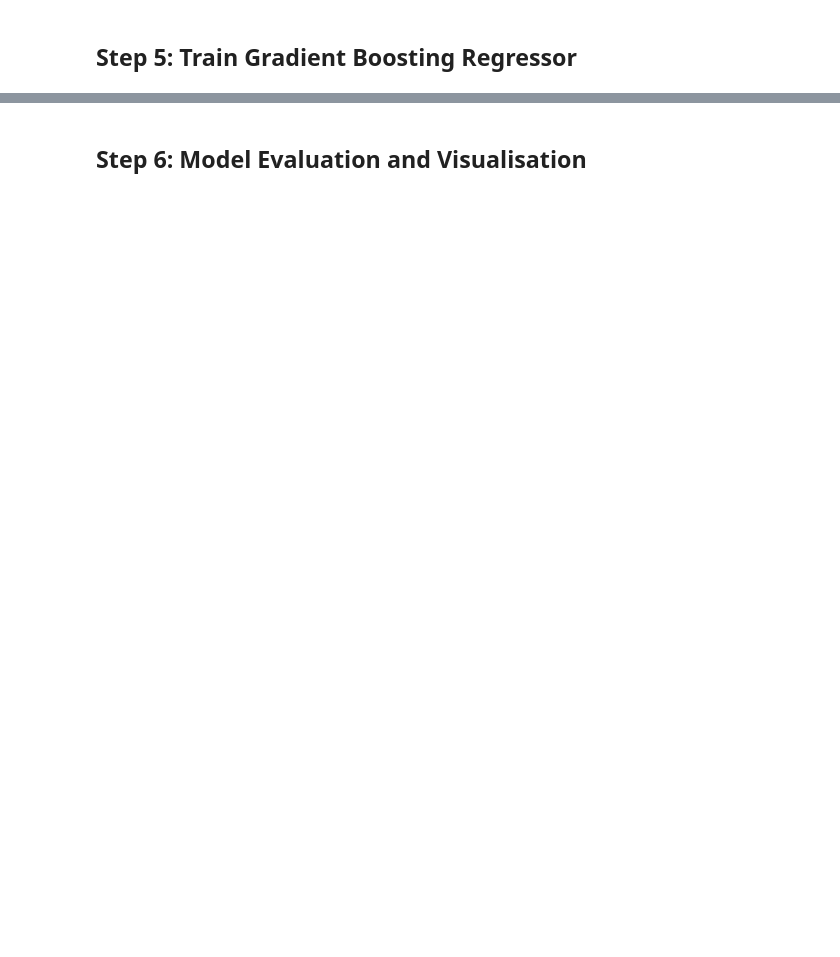
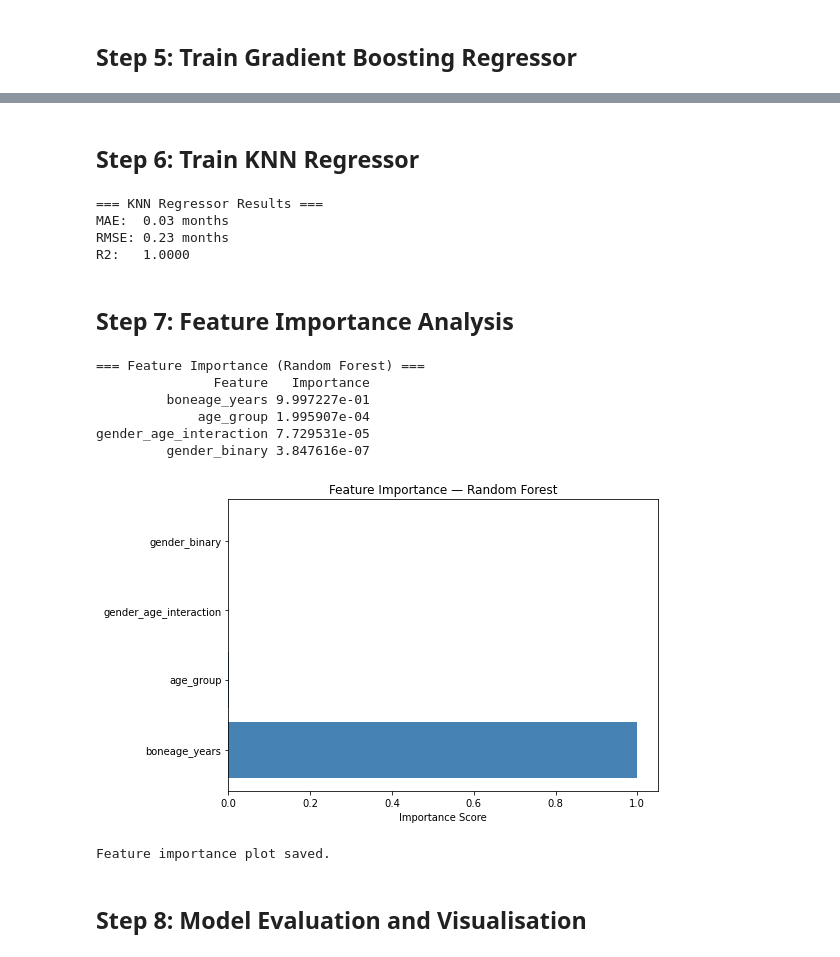
Before and after one commit to hasanarican/rsna-boneage-bigdata, a Jupyter notebook: 02_machine_learning.ipynb, the cells around one changed output, grey strips where cells are left out. Cells and saved outputs as stored; diff of their text form; code cells hidden in the pictures; blank space fills up the shorter version.

```diff
--- a/02_machine_learning.ipynb
+++ b/02_machine_learning.ipynb
@@ -58,16 +55,34 @@ Cleaned dataset shape: (12611, 3)
 # %%
-# Feature engineering
+# Feature engineering — multiple features
 df['gender_binary'] = df['male'].astype(int)
+df['boneage_years'] = df['boneage'] / 12.0
+df['age_group'] = pd.cut(
+    df['boneage'],
+    bins=[0, 60, 120, 168, 228],
+    labels=[0, 1, 2, 3]
+).astype(int)
+df['gender_age_interaction'] = df['gender_binary'] * df['boneage_years']
 
 # Features and target
-X = df[['gender_binary']]
+feature_cols = ['gender_binary', 'boneage_years', 'age_group', 'gender_age_interaction']
+X = df[feature_cols]
 y = df['boneage']
+
+print('Features used:')
+for f in feature_cols:
+    print(f'  - {f}')
+print(f'\nTotal samples: {len(X)}')
 
 # Train/validation/test split (70/15/15)
 X_train, X_temp, y_train, y_temp = train_test_split(X, y, test_size=0.30, random_state=42)
-X_val,   X_test, y_val,   y_test  = train_test_split(X_temp, y_temp, test_size=0.50, random_state=42)
+X_val, X_test, y_val, y_test = train_test_split(X_temp, y_temp, test_size=0.50, random_state=42)
 
-print(f'Training set:   {X_train.shape[0]} samples')
+print(f'\nTraining set:   {X_train.shape[0]} samples')
 print(f'Validation set: {X_val.shape[0]} samples')
 print(f'Test set:       {X_test.shape[0]} samples')
+
+# Scale features for KNN
+scaler = StandardScaler()
+X_train_scaled = scaler.fit_transform(X_train)
+X_test_scaled  = scaler.transform(X_test)
 # %% [output]
@@ -133,3 +150,53 @@ R2:   0.0586
+# %% [markdown]
+## Step 6: Train KNN Regressor
+# %%
+knn_model = KNeighborsRegressor(n_neighbors=10)
+knn_model.fit(X_train_scaled, y_train)
+y_pred_knn = knn_model.predict(X_test_scaled)
+
+mae_knn  = mean_absolute_error(y_test, y_pred_knn)
+rmse_knn = mean_squared_error(y_test, y_pred_knn, squared=False)
+r2_knn   = r2_score(y_test, y_pred_knn)
+
+print('=== KNN Regressor Results ===')
+print(f'MAE:  {mae_knn:.2f} months')
+print(f'RMSE: {rmse_knn:.2f} months')
+print(f'R2:   {r2_knn:.4f}')
+# %% [output]
+=== KNN Regressor Results ===
+MAE:  0.03 months
+RMSE: 0.23 months
+R2:   1.0000
+# %% [markdown]
+## Step 7: Feature Importance Analysis
+# %%
+# Feature importance from Random Forest
+importances = rf_model.feature_importances_
+feat_df = pd.DataFrame({
+    'Feature': feature_cols,
+    'Importance': importances
+}).sort_values('Importance', ascending=False)
+
+print('=== Feature Importance (Random Forest) ===')
+print(feat_df.to_string(index=False))
+
+fig, ax = plt.subplots(figsize=(8, 5))
+ax.barh(feat_df['Feature'], feat_df['Importance'], color='steelblue')
+ax.set_title('Feature Importance — Random Forest')
+ax.set_xlabel('Importance Score')
+plt.tight_layout()
+plt.savefig('/home/jovyan/work/feature_importance.png', dpi=150, bbox_inches='tight')
+plt.show()
+print('Feature importance plot saved.')
+# %% [output]
+=== Feature Importance (Random Forest) ===
+               Feature   Importance
+         boneage_years 9.997227e-01
+             age_group 1.995907e-04
+gender_age_interaction 7.729531e-05
+         gender_binary 3.847616e-07
+[figure, added]
+Feature importance plot saved.
 # %% [markdown]
-## Step 6: Model Evaluation and Visualisation
+## Step 8: Model Evaluation and Visualisation
 # %%
```
Also changed, not shown: parts of 15 cells of this notebook, 5 other files.
